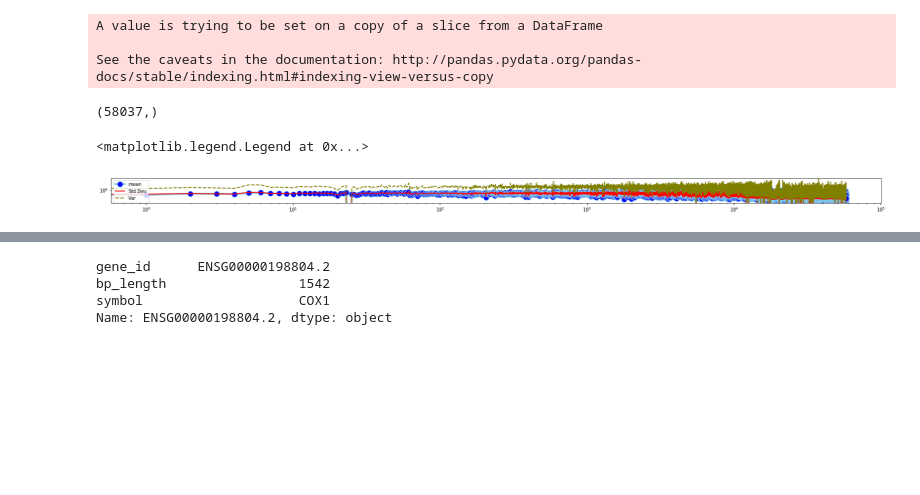
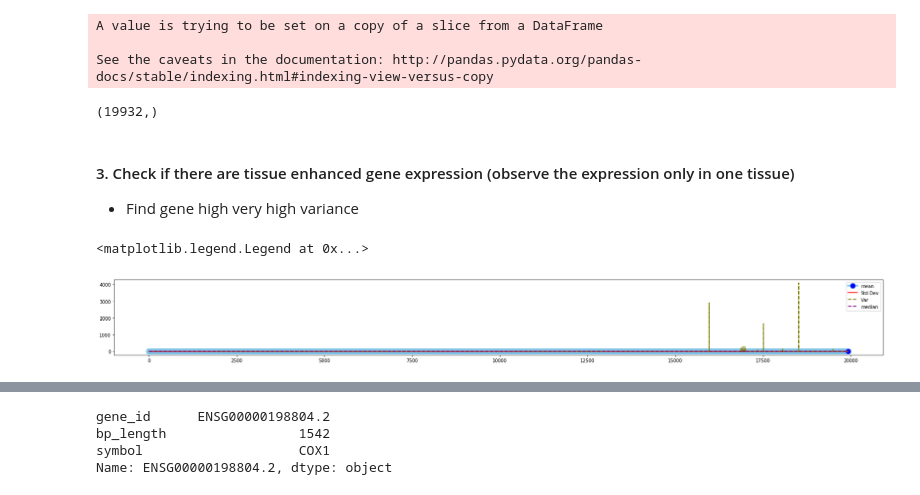
Before and after one commit to gagneurlab/rep, a Jupyter notebook: notebooks/models/gtex_analysis.ipynb, the cells around one changed output, grey strips where cells are left out. Drawn from its saved outputs; the diff is of its cells as text; code cells hidden in the pictures; blank space fills up the shorter version.

```diff
--- a/notebooks/models/gtex_analysis.ipynb
+++ b/notebooks/models/gtex_analysis.ipynb
@@ -21,7 +24,10 @@ import rep.preprocessing as p
 #### 1. Compute gene variance
 # %%
 # load gtex summarized experiment
-file = os.path.join("..","..","data","processed","gtex","recount","recount_gtex.h5ad")
+#file = os.path.join("..","..","data","processed","gtex","recount","recount_gtex.h5ad")
+
+# fpkm values
+file = os.path.join("..","..","data","processed","gtex","recount","recount_gtex_norm.h5ad")
 gtex = p.load(file)
 # %%
 gtex_anno=gtex.obs
@@ -32,6 +37,8 @@ stats["mean"]=gtex.X.mean(axis=1)
 stats["Std.Dev"]=gtex.X.std(axis=1)
 stats["Var"]=gtex.X.var(axis=1)
 stats["median"]=np.zeros(stats["Var"].shape)
+replacements = {l1:l2 for l1, l2 in zip(pd.RangeIndex(start=0, stop=19932, step=1), gtex_anno.index.tolist())}
+stats.rename(replacements,inplace=True)
 # %%
 for i in range(stats["Var"].shape[0]):
     stats["median"][i] = np.median(gtex.X[i,:])
@@ -43,13 +50,17 @@ See the caveats in the documentation: http://pandas.pydata.org/pandas-docs/stabl
 # per sample
 stats["mean"].shape
 # %% [output]
-(58037,)
+(19932,)
+# %% [markdown]
+#### 3. Check if there are tissue enhanced gene expression (observe the expression only in one tissue)
+- Find gene high very high variance
 # %%
-plt.figure(figsize=(30,1))
-plt.loglog( stats.index, stats['mean'], marker='o', markerfacecolor='blue', markersize=12, color='skyblue', linewidth=4)
-plt.loglog( stats.index, stats['Std.Dev'], marker='', color='red', linewidth=2)
-plt.loglog( stats.index, stats['Var'], marker='', color='olive', linewidth=2, linestyle='dashed')
+plt.figure(figsize=(30,3))
+plt.plot( stats.index, stats['mean'], marker='o', markerfacecolor='blue', markersize=12, color='skyblue', linewidth=4)
+plt.plot( stats.index, stats['Std.Dev'], marker='', color='red', linewidth=2)
+plt.plot( stats.index, stats['Var'], marker='', color='olive', linewidth=2, linestyle='dashed')
+plt.plot( stats.index, stats['median'], marker='', color='purple', linewidth=2, linestyle='dashed')
 plt.legend()
 # %% [output]
 <matplotlib.legend.Legend at 0x...>
-[figure, old version]
+[figure, new version]
```
Also changed, not shown: parts of 10 cells of this notebook, 8 other files.
